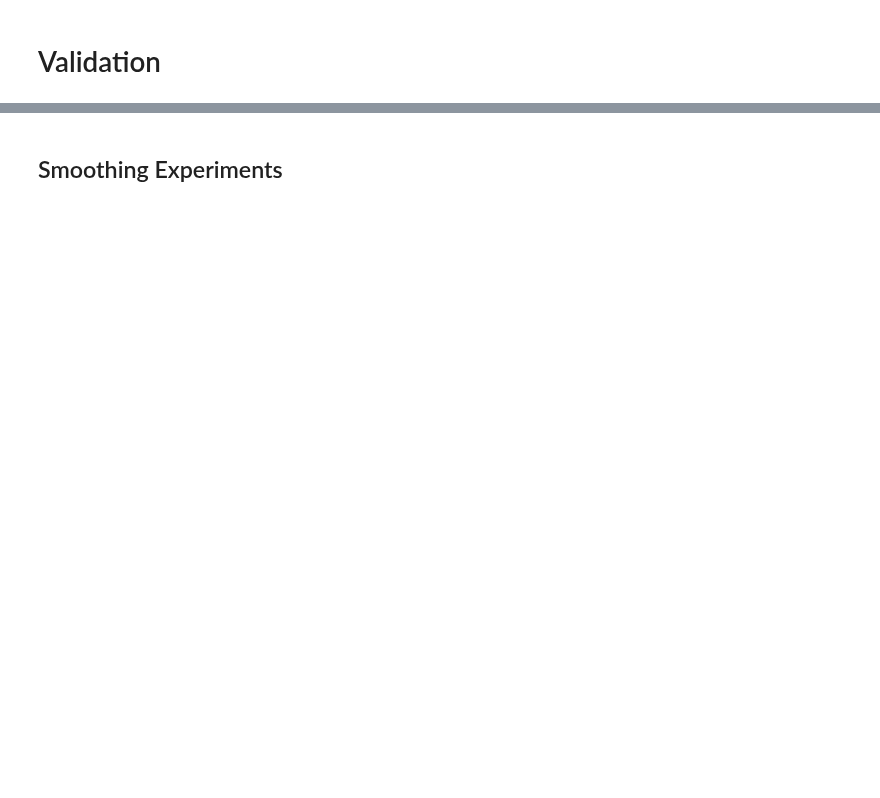
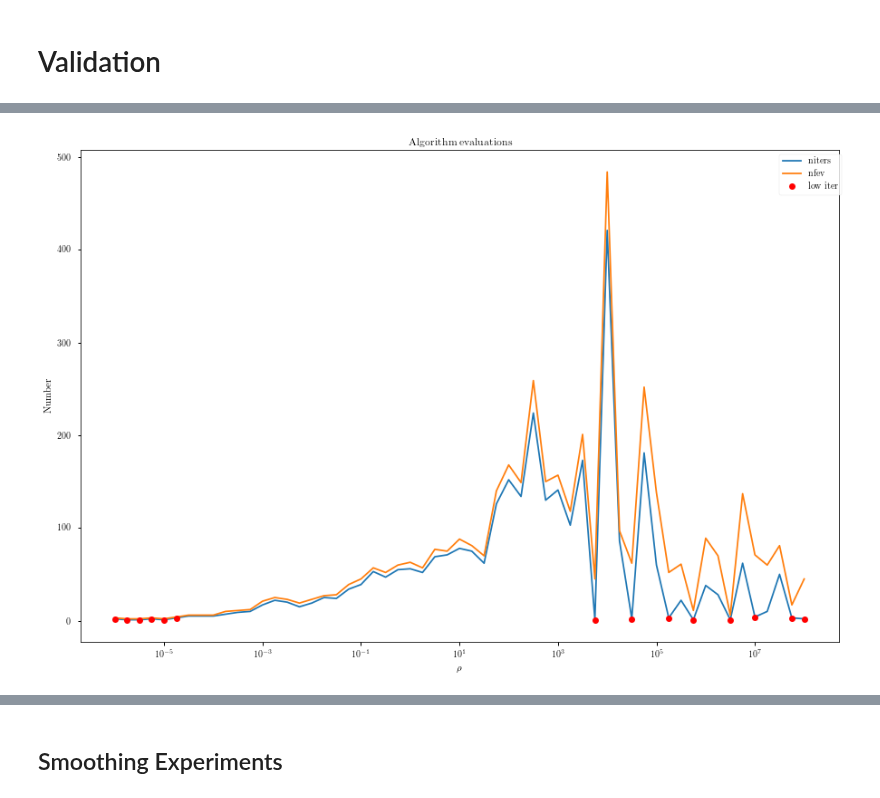
Before and after one commit to dwu402/self-harm, a Jupyter notebook: smol-case-2.ipynb, the cells around one changed output, grey strips where cells are left out. Cells and saved outputs as stored; diff of their text form; code cells hidden in the pictures; blank space fills up the shorter version.

```diff
--- a/smol-case-2.ipynb
+++ b/smol-case-2.ipynb
@@ -10,7 +10,7 @@ plt.rcParams['figure.figsize'] = [15, 10]
 # %%
 from cycler import cycler
 
-new_color = cycler(color=["k"])
+new_color = cycler(color=["k", "m"])
 plt.rcParams['axes.prop_cycle'] = plt.rcParams['axes.prop_cycle'].concat(new_color)
 # %%
 from importlib import reload
@@ -23,4 +24,4 @@ reload(ingestor)
 # %%
-context = ingestor.Context("runs/passive4.3.run")
+context = ingestor.Context("runs/passivefull3.3.run")
 # %%
 solver = fitter.Fitter(context)
@@ -27,5 +30,6 @@ solver = fitter.Fitter(context)
 # %%
-for rhoi in np.logspace(-6, 8, num=57):
+rhos = np.logspace(-6, 8, num=57)
+for rhoi in rhos:
     solver.solve(rhoi)
     solver.problems[0].initial_guess = solver.solutions[str(rhoi)][-1].x
 # %% [markdown]
@@ -222,0 +37,2 @@ for a in ax.flatten():
+# %%
+view = viewer.Plotter(context=context, fitter=solver)
@@ -222,0 +43,4 @@ for a in ax.flatten():
+# %%
+view.show_iterations()
+# %% [output]
+[figure, added]
```
Also changed, not shown: parts of 64 cells of this notebook, 19 other files.
